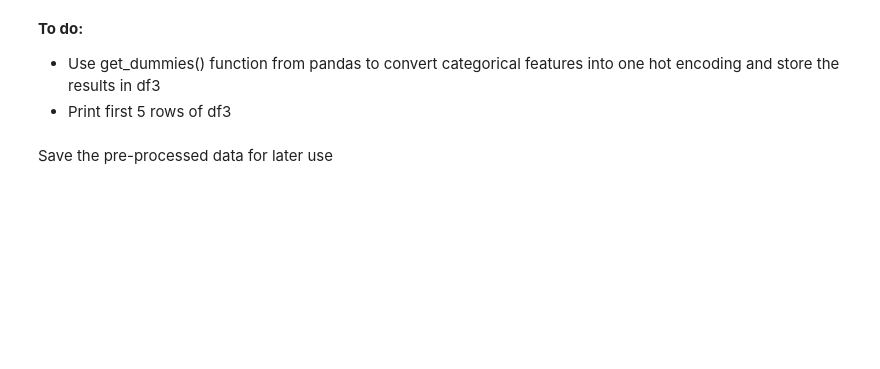
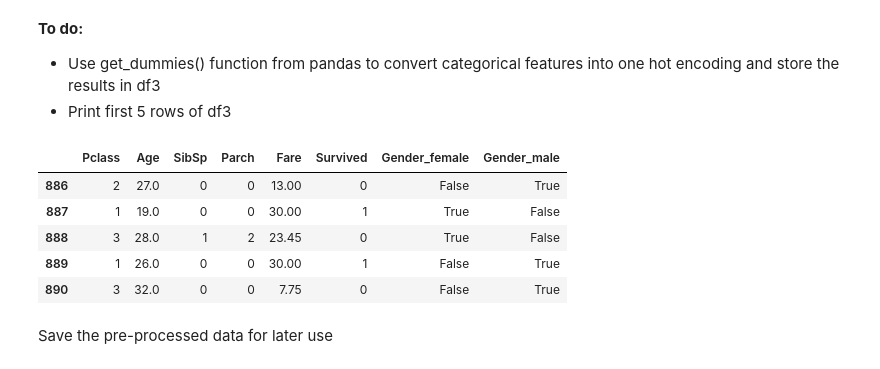
Before and after one commit to wooihaw/pai_dec2023, a Jupyter notebook: Part_2/handson_2/handson_2c.ipynb, the cells around one changed output. Saved outputs shown, nothing was run; the diff lists cells and outputs as text; code cells hidden in the pictures; blank space fills up the shorter version.

```diff
--- a/Part_2/handson_2/handson_2c.ipynb
+++ b/Part_2/handson_2/handson_2c.ipynb
@@ -21,3 +59,7 @@ df1.describe()
 **To do:**
 - Select only the columns 'Pclass', 'Gender', 'Age', 'SibSp', 'Parch', 'Fare', 'Survived' and store them in df2
 - Print first 5 rows of df2
+# %%
+col = ['Pclass', 'Gender', 'Age', 'SibSp', 'Parch', 'Fare', 'Survived']
+df2 = df1[col]
+df2.head(5)
@@ -25,3 +74,6 @@ df1.describe()
 **To do:**
 - Replace the missing data (imputation) in 'Age' column in df2 using the statistics (mean, median etc.)
 - Check whether there is any more missing data
+# %%
+df2['Age'] = df2['Age'].fillna(df2['Age'].median())
+df2.isna().sum()
@@ -29,6 +90,16 @@ df1.describe()
 **To do:**
 - Use get_dummies() function from pandas to convert categorical features into one hot encoding and store the results in df3
 - Print first 5 rows of df3
+# %%
+df3 = pd.get_dummies(df2)
+df3.tail(5)
+# %% [output]
+|  | Pclass | Age | SibSp | Parch | Fare | Survived | Gender_female | Gender_male |
+| 886 | 2 | 27.0 | 0 | 0 | 13.00 | 0 | False | True |
+| 887 | 1 | 19.0 | 0 | 0 | 30.00 | 1 | True | False |
+| 888 | 3 | 28.0 | 1 | 2 | 23.45 | 0 | True | False |
+| 889 | 1 | 26.0 | 0 | 0 | 30.00 | 1 | False | True |
+| 890 | 3 | 32.0 | 0 | 0 | 7.75 | 0 | False | True |
 # %% [markdown]
 Save the pre-processed data for later use
 # %%
```
Also changed, not shown: parts of 5 cells of this notebook.
